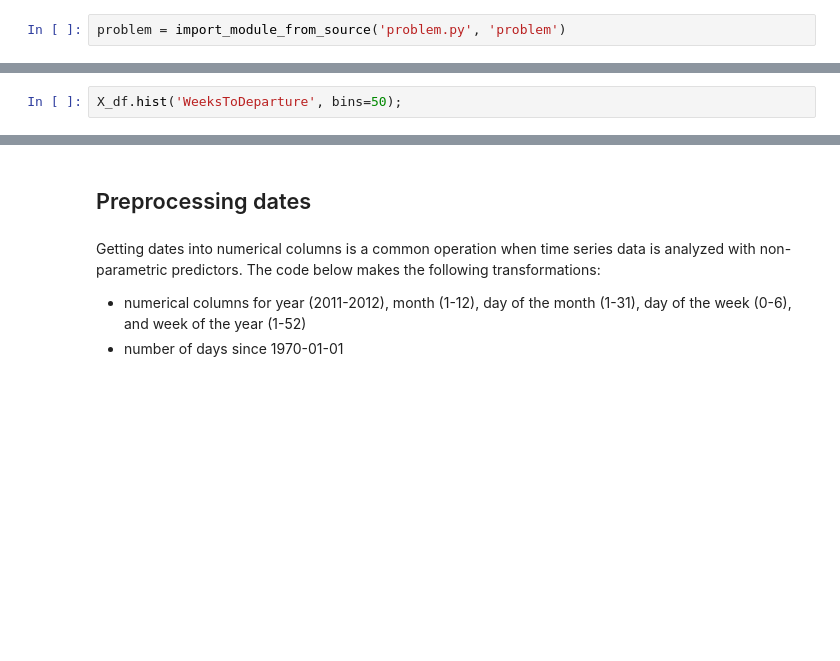
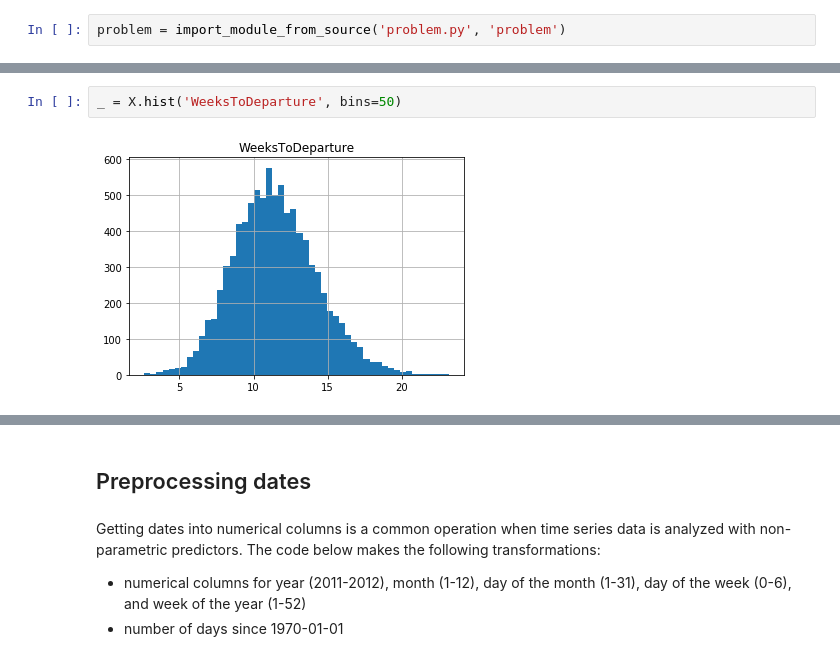
Before and after one commit to ramp-kits/air_passengers, a Jupyter notebook: air_passengers_starting_kit.ipynb, the cells around one changed output, grey strips where cells are left out. Cells and saved outputs as stored; diff of their text form; blank space fills up the shorter version.

```diff
--- a/air_passengers_starting_kit.ipynb
+++ b/air_passengers_starting_kit.ipynb
@@ -61,3 +133,5 @@ X_df.hist('std_wtd', bins=50);
 # %%
-X_df.hist('WeeksToDeparture', bins=50);
+_ = X.hist('WeeksToDeparture', bins=50)
+# %% [output]
+[figure, added]
 # %%
```
Also changed, not shown: parts of 87 cells of this notebook, 2 other files.
